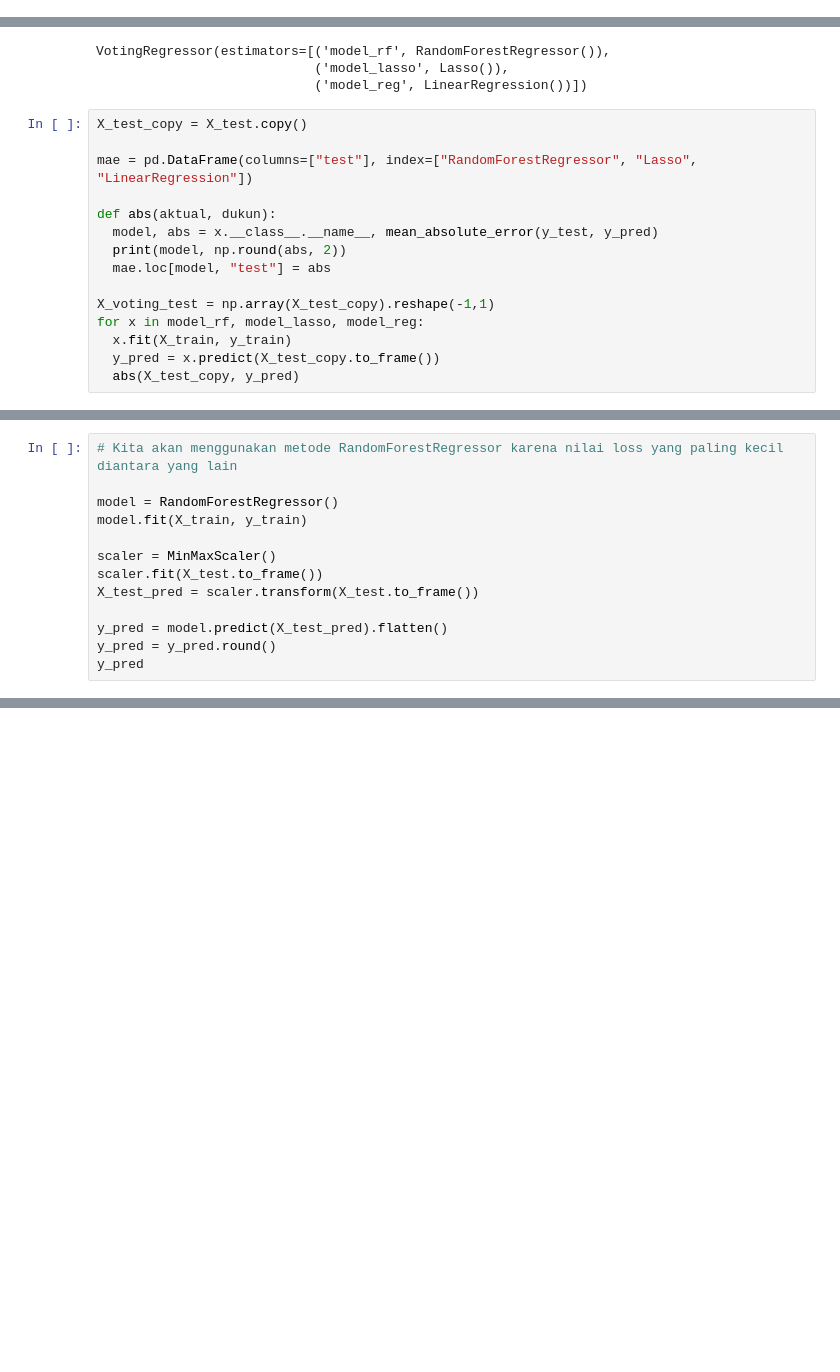
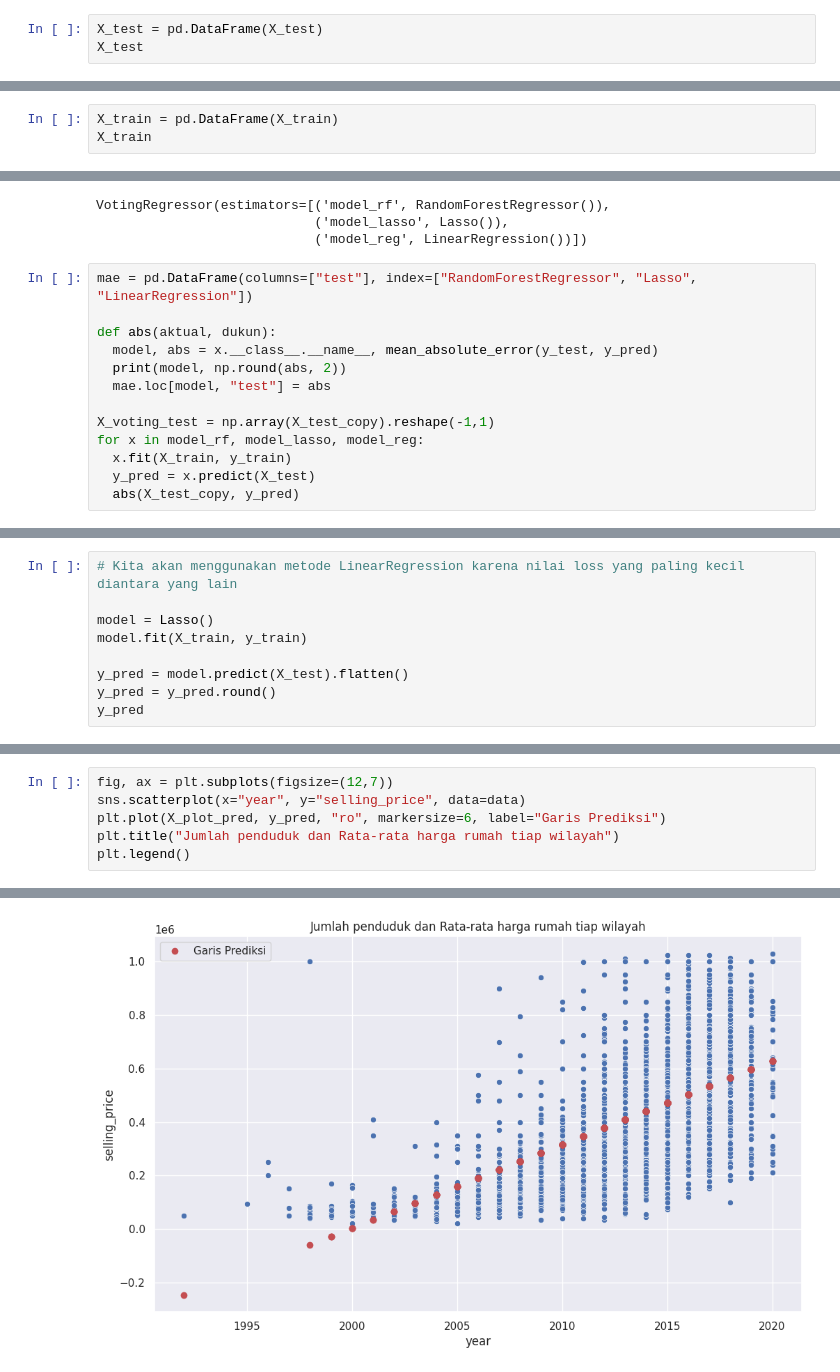
Before and after one commit to hendrimardani/fundamental_data_analyst_vehicle_dataset, a Jupyter notebook: vehicle_dataset.ipynb, the cells around one changed output, grey strips where cells are left out. Drawn from its saved outputs; the diff is of its cells as text; blank space fills up the shorter version.

Commit message:
Kaggle Notebook | FundamentalDataAnalyst-VehicleCar | Version 1

```diff
--- a/vehicle_dataset.ipynb
+++ b/vehicle_dataset.ipynb
@@ -489,0 +484,3 @@ array([[0.88],
+# %%
+X_test = pd.DataFrame(X_test)
+X_test
@@ -489,0 +501,3 @@ array([[0.88],
+# %%
+X_train = pd.DataFrame(X_train)
+X_train
@@ -502,8 +530,6 @@ VotingRegressor(estimators=[('model_rf', RandomForestRegressor()),
                             ('model_lasso', Lasso()),
                             ('model_reg', LinearRegression())])
 # %%
-X_test_copy = X_test.copy()
-
 mae = pd.DataFrame(columns=["test"], index=["RandomForestRegressor", "Lasso", "LinearRegression"])
 
 def abs(aktual, dukun):
@@ -514,6 +540,6 @@ def abs(aktual, dukun):
 X_voting_test = np.array(X_test_copy).reshape(-1,1)
 for x in model_rf, model_lasso, model_reg:
   x.fit(X_train, y_train)
-  y_pred = x.predict(X_test_copy.to_frame())
+  y_pred = x.predict(X_test)
   abs(X_test_copy, y_pred)
 # %% [output]
@@ -531,13 +559,9 @@ mae.sort_values(by="test")
 # %%
-# Kita akan menggunakan metode RandomForestRegressor karena nilai loss yang paling kecil diantara yang lain
+# Kita akan menggunakan metode LinearRegression karena nilai loss yang paling kecil diantara yang lain
 
-model = RandomForestRegressor()
+model = Lasso()
 model.fit(X_train, y_train)
 
-scaler = MinMaxScaler()
-scaler.fit(X_test.to_frame())
-X_test_pred = scaler.transform(X_test.to_frame())
-
-y_pred = model.predict(X_test_pred).flatten()
+y_pred = model.predict(X_test).flatten()
 y_pred = y_pred.round()
 y_pred
@@ -543,0 +609,7 @@ y_pred
+# %%
+fig, ax = plt.subplots(figsize=(12,7))
+sns.scatterplot(x="year", y="selling_price", data=data)
+plt.plot(X_plot_pred, y_pred, "ro", markersize=6, label="Garis Prediksi")
+plt.title("Jumlah penduduk dan Rata-rata harga rumah tiap wilayah")
+plt.legend()
+# %% [output]
@@ -543,0 +617 @@ y_pred
+[figure, added]
```
Also changed, not shown: parts of 19 cells of this notebook.
